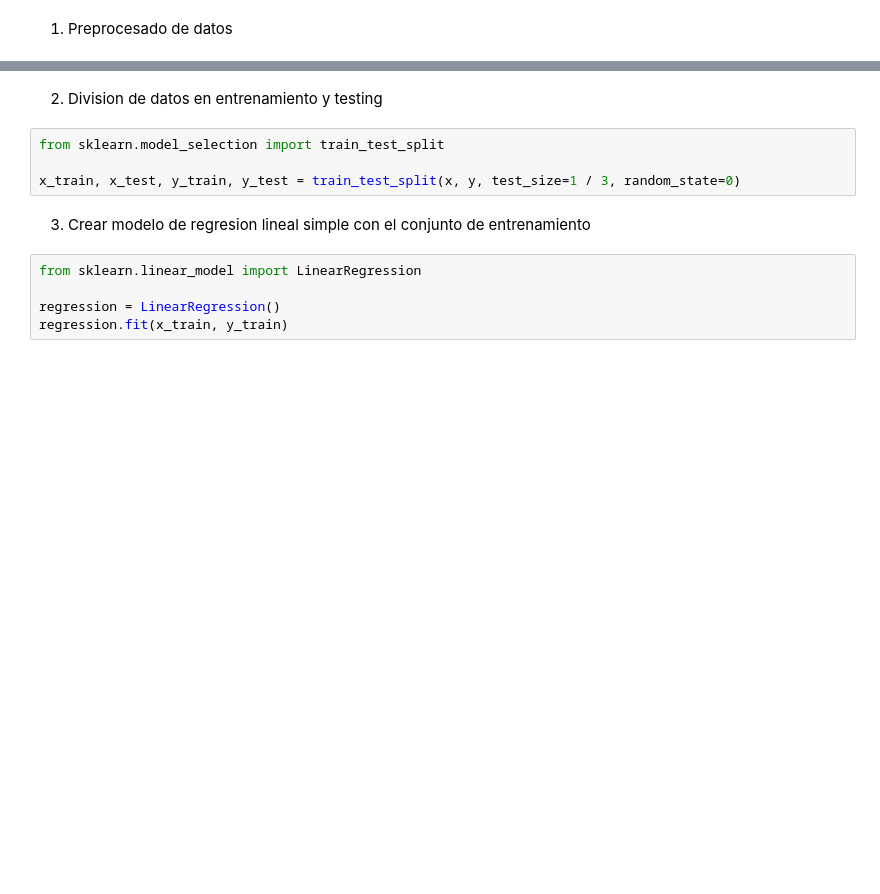
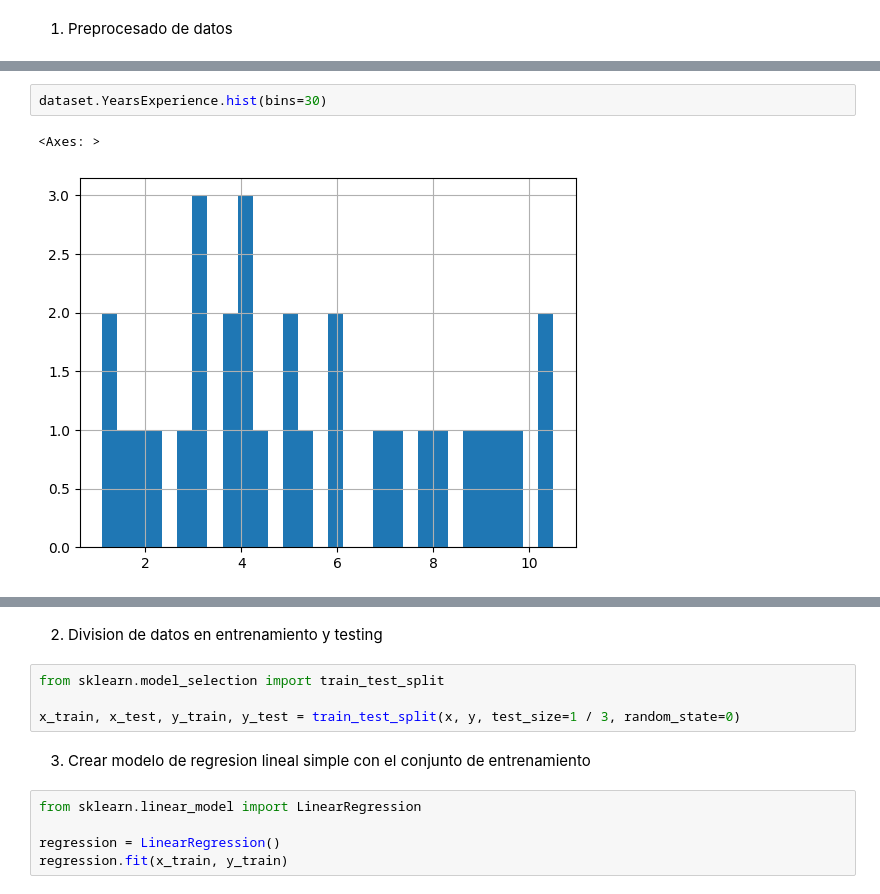
Before and after one commit to esyacelga/ai-proyecto-local, a Jupyter notebook: regresion_lineal_simple/src/notebooks/machine-learning-code.ipynb, the cells around one changed output, grey strips where cells are left out. Saved outputs shown, nothing was run; the diff lists cells and outputs as text; blank space fills up the shorter version.

```diff
--- a/regresion_lineal_simple/src/notebooks/machine-learning-code.ipynb
+++ b/regresion_lineal_simple/src/notebooks/machine-learning-code.ipynb
@@ -30,0 +41,5 @@ print(dataset)
+# %%
+dataset.YearsExperience.hist(bins=30)
+# %% [output]
+<Axes: >
+[figure, added]
```
Also changed, not shown: parts of 5 cells of this notebook, 3 other files.
